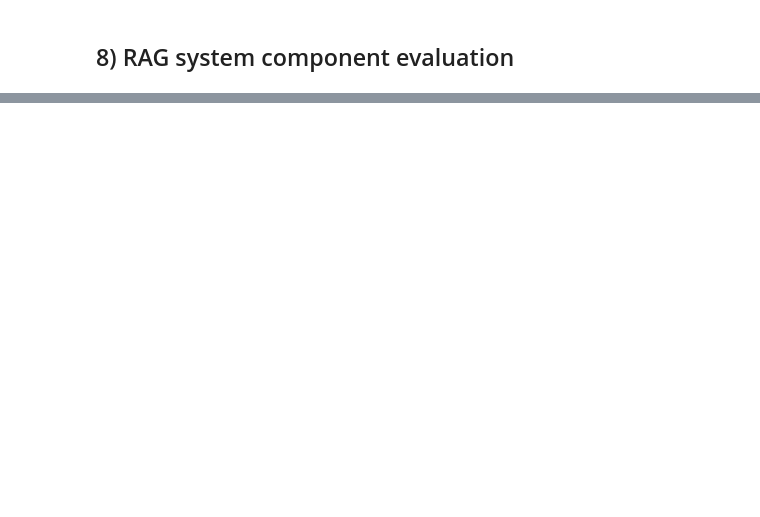
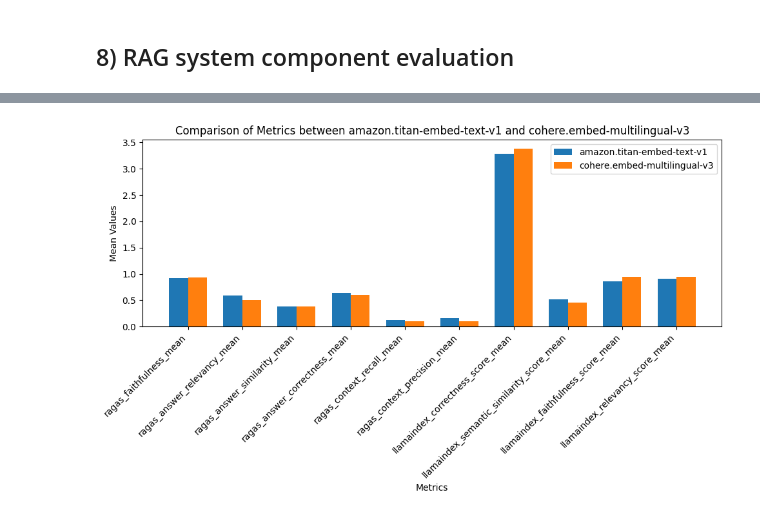
Before and after one commit to fhuthmacher/aws-rag-system-eval, a Jupyter notebook: RAG-System-Eval-DeepDive-mlflow.ipynb, the cells around one changed output, grey strips where cells are left out. Cells and saved outputs as stored; diff of their text form; code cells hidden in the pictures; blank space fills up the shorter version.

```diff
--- a/RAG-System-Eval-DeepDive-mlflow.ipynb
+++ b/RAG-System-Eval-DeepDive-mlflow.ipynb
@@ -1084,9 +1476,9 @@ rag_system_details = {
     "vector_store": "",
     "llm": llm01,
     "kb_id": "",
-    "splitter_name": "RecursiveCharacterTextSplitter",
-    "text_chunks": char_text_list,
-    "index_name": "rag-eval-charactertextplitter_1536",
+    "splitter_name": "TokenTextSplitter",
+    "text_chunks": token_text_list,
+    "index_name": "rag-eval-tokentextsplitter_1536",
     "index_dimension": 1536,
     "embedding_model_name": 'amazon.titan-embed-text-v1',
     "embedding_model": embedding_model,
@@ -1108,5 +1500,5 @@ rag_system_eval_details = {
     "qa_chain": qa_chain,
     "ground_truth": prompts
 }
-ragas_eval_result = run_ragas_eval(rag_system_eval_details, rag_system_details)
+ragas_eval_result3 = run_ragas_eval(rag_system_eval_details, rag_system_details)
 # %% [output]
@@ -1148,14 +1523,15 @@ embedding_model = BedrockEmbeddings(
     model_id="cohere.embed-multilingual-v3"
 )
 
+
 rag_system_details = {
     "aospy_client": aospy_client,
     "vector_store": "",
     "llm": llm01,
     "kb_id": "",
-    "splitter_name": "RecursiveCharacterTextSplitter",
-    "text_chunks": char_text_list,
-    "index_name": "rag-eval-charactertextplitter_1024",
+    "splitter_name": "TokenTextSplitter",
+    "text_chunks": token_text_list,
+    "index_name": "rag-eval-tokentextsplitter_1024",
     "index_dimension": 1024,
     "embedding_model_name": 'cohere.embed-multilingual-v3',
     "embedding_model": embedding_model,
@@ -1177,5 +1553,5 @@ rag_system_eval_details = {
     "qa_chain": qa_chain,
     "ground_truth": prompts
 }
-ragas_eval_result = run_ragas_eval(rag_system_eval_details, rag_system_details)
+ragas_eval_result4 = run_ragas_eval(rag_system_eval_details, rag_system_details)
 # %% [output]
@@ -1211 +1570,31 @@ ragas_context_precision: 0.05849204958436057
+# %%
+# 2c. Review Embedding model: amazon.titan-embed-text-v1 vs cohere.embed-multilingual-v3 results
+
+import matplotlib.pyplot as plt
+
+# Extract metric names and mean values
+metric_names = list(ragas_eval_result.keys())
+ragas_eval_result3_means = list(ragas_eval_result3.values())
+ragas_eval_result4_means = list(ragas_eval_result4.values())
+
+# Create comparison chart
+fig, ax = plt.subplots(figsize=(10, 6))
+
+bar_width = 0.35
+index = range(len(metric_names))
+
+bar1 = ax.bar(index, ragas_eval_result3_means, bar_width, label='amazon.titan-embed-text-v1')
+bar2 = ax.bar([i + bar_width for i in index], ragas_eval_result4_means, bar_width, label='cohere.embed-multilingual-v3')
+
+ax.set_xlabel('Metrics')
+ax.set_ylabel('Mean Values')
+ax.set_title('Comparison of Metrics between amazon.titan-embed-text-v1 and cohere.embed-multilingual-v3')
+ax.set_xticks([i + bar_width / 2 for i in index])
+ax.set_xticklabels(metric_names, rotation=45, ha='right')
+ax.legend()
+
+plt.tight_layout()
+plt.show()
+# %% [output]
+[figure, added]
 # %% [markdown]
```
Also changed, not shown: parts of 53 cells of this notebook, 9 other files.
